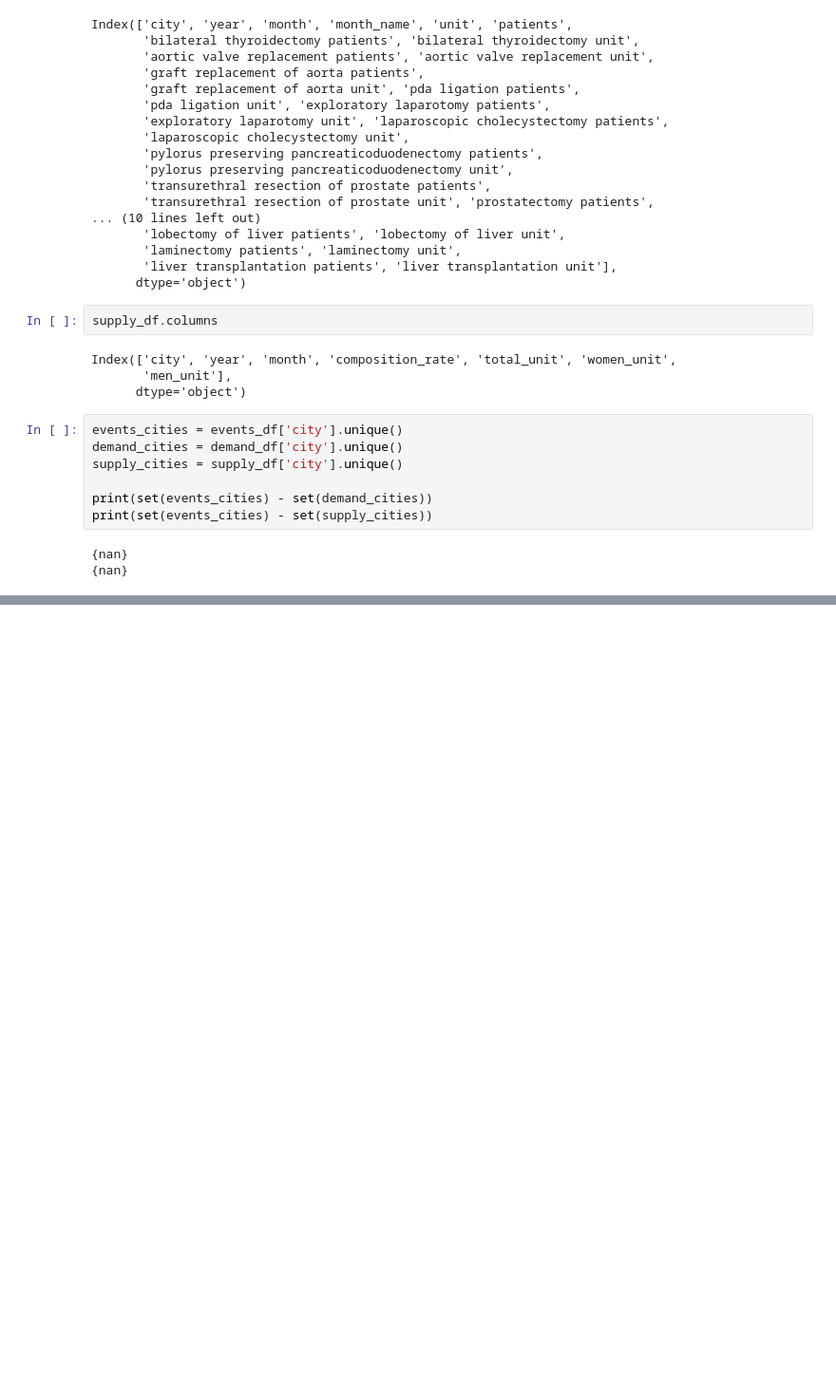
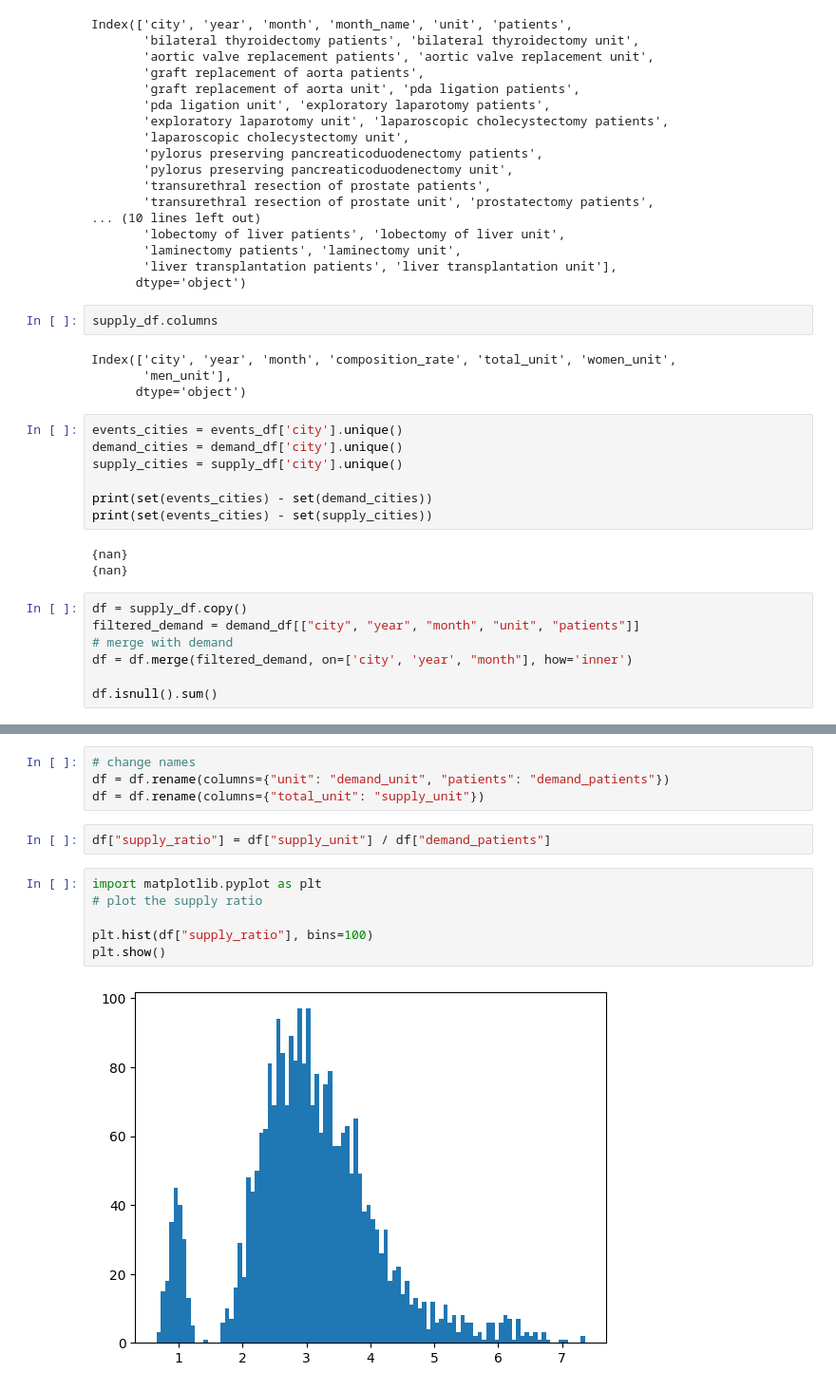
Before and after one commit to hunkim98/korea_blood_data, a Jupyter notebook: model/linear.ipynb, the cells around one changed output, grey strips where cells are left out. Shown at 95% size. Cells and saved outputs as stored; diff of their text form; blank space fills up the shorter version.

```diff
--- a/model/linear.ipynb
+++ b/model/linear.ipynb
@@ -52,3 +52,10 @@ print(set(events_cities) - set(supply_cities))
 # %% [output]
 {nan}
 {nan}
+# %%
+df = supply_df.copy()
+filtered_demand = demand_df[["city", "year", "month", "unit", "patients"]]
+# merge with demand
+df = df.merge(filtered_demand, on=['city', 'year', "month"], how='inner')
+
+df.isnull().sum()
@@ -54,0 +85,14 @@ print(set(events_cities) - set(supply_cities))
+# %%
+# change names
+df = df.rename(columns={"unit": "demand_unit", "patients": "demand_patients"})
+df = df.rename(columns={"total_unit": "supply_unit"})
+# %%
+df["supply_ratio"] = df["supply_unit"] / df["demand_patients"]
+# %%
+import matplotlib.pyplot as plt
+# plot the supply ratio
+
+plt.hist(df["supply_ratio"], bins=100)
+plt.show()
+# %% [output]
+[figure, added]
```
Also changed, not shown: parts of 34 cells of this notebook, 2 other files.
